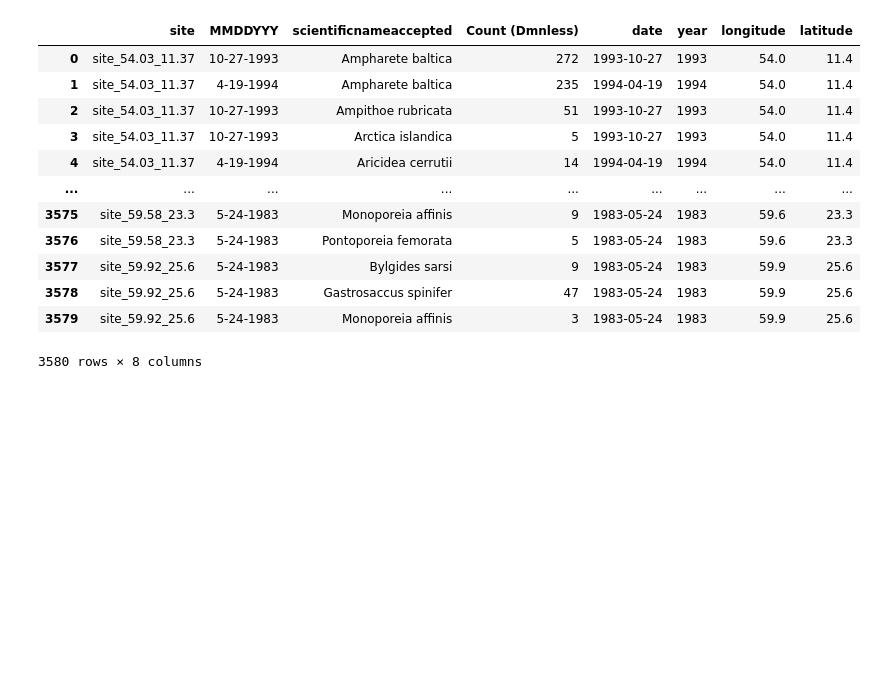
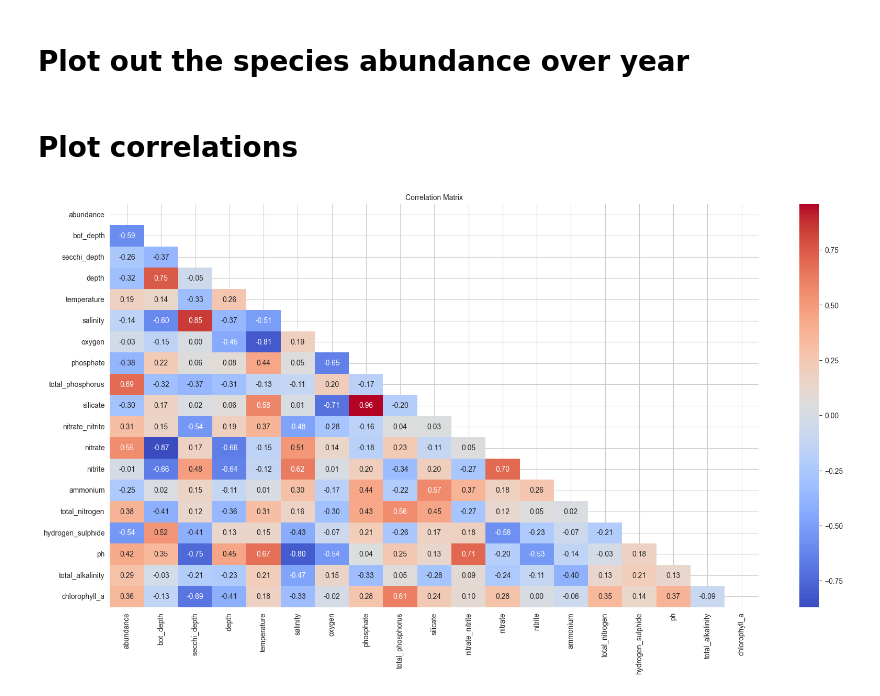
Before and after one commit to TrangNg-Th/QB2025-Project, a Jupyter notebook: 1.analysis.ipynb, the cells around one changed output. Cells and saved outputs as stored; diff of their text form; code cells hidden in the pictures; blank space fills up the shorter version.

Commit message:
update animation & corr plot

```diff
--- a/1.analysis.ipynb
+++ b/1.analysis.ipynb
@@ -269,16 +9,2 @@ chao2_values
-# %%
-data
-# %% [output]
-|  | site | MMDDYYY | scientificnameaccepted | Count (Dmnless) | date | year | longitude | latitude |
-| 0 | site_54.03_11.37 | 10-27-1993 | Ampharete baltica | 272 | 1993-10-27 | 1993 | 54.0 | 11.4 |
-| 1 | site_54.03_11.37 | 4-19-1994 | Ampharete baltica | 235 | 1994-04-19 | 1994 | 54.0 | 11.4 |
-| 2 | site_54.03_11.37 | 10-27-1993 | Ampithoe rubricata | 51 | 1993-10-27 | 1993 | 54.0 | 11.4 |
-| 3 | site_54.03_11.37 | 10-27-1993 | Arctica islandica | 5 | 1993-10-27 | 1993 | 54.0 | 11.4 |
-| 4 | site_54.03_11.37 | 4-19-1994 | Aricidea cerrutii | 14 | 1994-04-19 | 1994 | 54.0 | 11.4 |
-| ... | ... | ... | ... | ... | ... | ... | ... | ... |
-| 3575 | site_59.58_23.3 | 5-24-1983 | Monoporeia affinis | 9 | 1983-05-24 | 1983 | 59.6 | 23.3 |
-| 3576 | site_59.58_23.3 | 5-24-1983 | Pontoporeia femorata | 5 | 1983-05-24 | 1983 | 59.6 | 23.3 |
-| 3577 | site_59.92_25.6 | 5-24-1983 | Bylgides sarsi | 9 | 1983-05-24 | 1983 | 59.9 | 25.6 |
-| 3578 | site_59.92_25.6 | 5-24-1983 | Gastrosaccus spinifer | 47 | 1983-05-24 | 1983 | 59.9 | 25.6 |
-| 3579 | site_59.92_25.6 | 5-24-1983 | Monoporeia affinis | 3 | 1983-05-24 | 1983 | 59.9 | 25.6 |
-3580 rows × 8 columns
+# %% [markdown]
+# Plot out the species abundance over year
@@ -284,0 +62,26 @@ data
+# %% [markdown]
+# Plot correlations
+# %%
+# plot correlation matrix between species abundance and environmental variables
+df = pd.read_csv('data/merged_data.csv')
+df_num = df.select_dtypes(include=[np.number])
+df_num = df_num.drop(columns=['latitude_x', 'longitude_x'])
+df_num = df_num.groupby(['year']).mean().reset_index()
+df_num = df_num.drop(columns=['year', 'min_depth', 'max_depth',
+                 'latitude_y', 'longitude_y',])
+
+# Rearrange the columns
+df_num = df_num[['abundance',
+       'bot_depth', 'secchi_depth', 'depth', 'temperature', 'salinity',
+       'oxygen', 'phosphate', 'total_phosphorus', 'silicate',
+       'nitrate_nitrite', 'nitrate', 'nitrite', 'ammonium', 'total_nitrogen',
+       'hydrogen_sulphide', 'ph', 'total_alkalinity', 'chlorophyll_a']]
+plt.figure(figsize=(20, 10))
+# Only see half of the matrix
+mask = np.zeros_like(df_num.corr())
+mask[np.triu_indices_from(mask)] = True
+sns.heatmap(df_num.corr(), annot=True, fmt=".2f", cmap='coolwarm', mask=mask)
+plt.title("Correlation Matrix", fontsize=10)
+plt.show()
+# %% [output]
+[figure, added]
```
Also changed, not shown: parts of 21 cells of this notebook, 1 other file.
